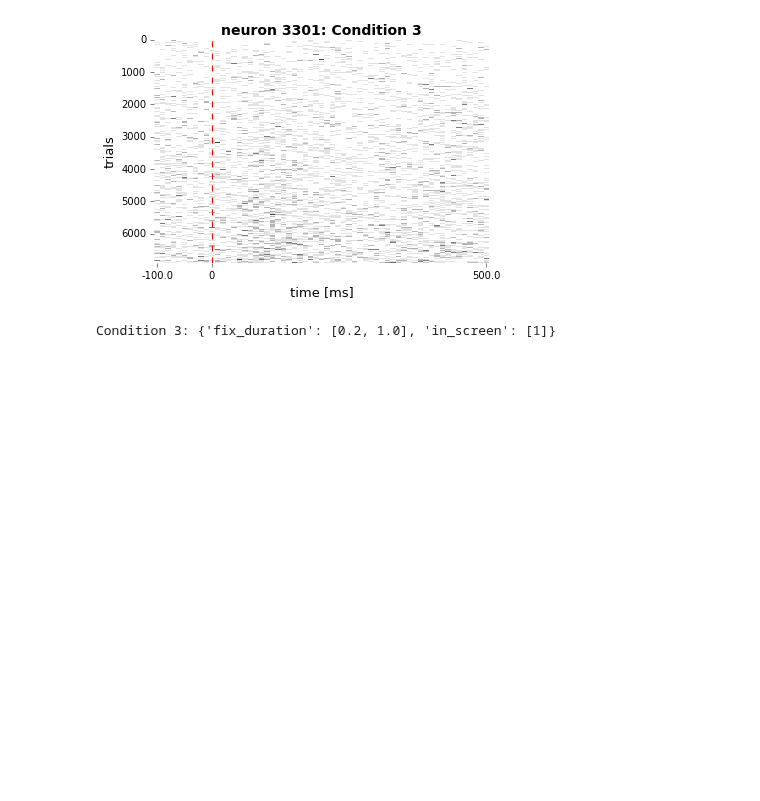
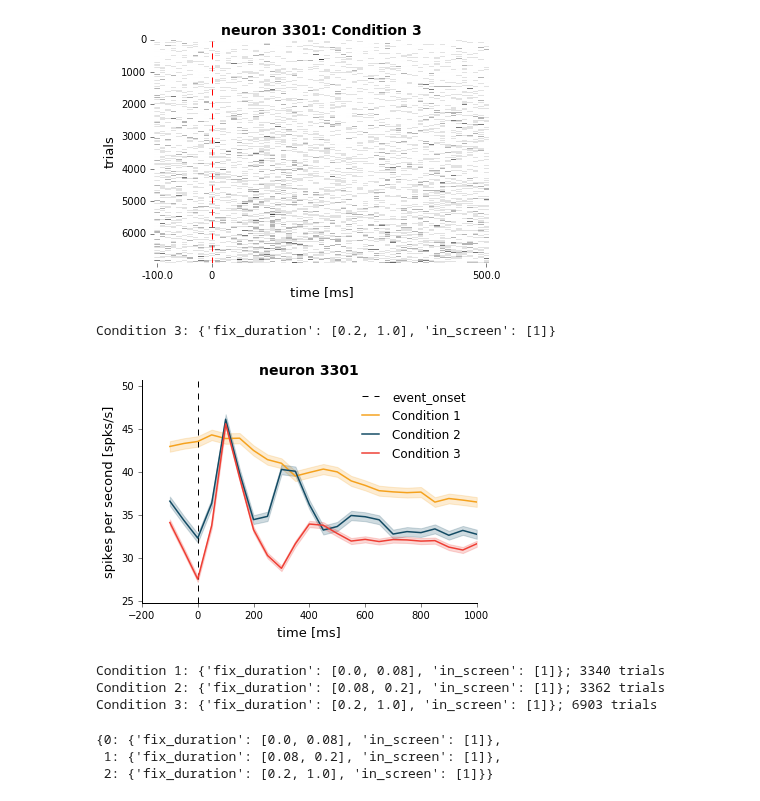
Before and after one commit to KordingLab/spykes, a Jupyter notebook: notebooks/neuron_example.ipynb, the cells around one changed output. Cells and saved outputs as stored; diff of their text form; code cells hidden in the pictures; blank space fills up the shorter version.

Commit message:
new method plot_psth

```diff
--- a/notebooks/neuron_example.ipynb
+++ b/notebooks/neuron_example.ipynb
@@ -240,3 +242,17 @@ Condition 1: {'fix_duration': [0.0, 0.08], 'in_screen': [1]}
 Condition 2: {'fix_duration': [0.08, 0.2], 'in_screen': [1]}
 [figure]
 Condition 3: {'fix_duration': [0.2, 1.0], 'in_screen': [1]}
+# %%
+psth = neuron.get_psth(features['fix_onset'], features, conditions, window = [-100,1000], binsize=50);
+# %% [output]
+[figure, added]
+Condition 1: {'fix_duration': [0.0, 0.08], 'in_screen': [1]}; 3340 trials
+Condition 2: {'fix_duration': [0.08, 0.2], 'in_screen': [1]}; 3362 trials
+Condition 3: {'fix_duration': [0.2, 1.0], 'in_screen': [1]}; 6903 trials
+# %%
+psth.keys()
+psth['conditions']
+# %% [output]
+{0: {'fix_duration': [0.0, 0.08], 'in_screen': [1]},
+ 1: {'fix_duration': [0.08, 0.2], 'in_screen': [1]},
+ 2: {'fix_duration': [0.2, 1.0], 'in_screen': [1]}}
```
Also changed, not shown: parts of 10 cells of this notebook, 1 other file.
